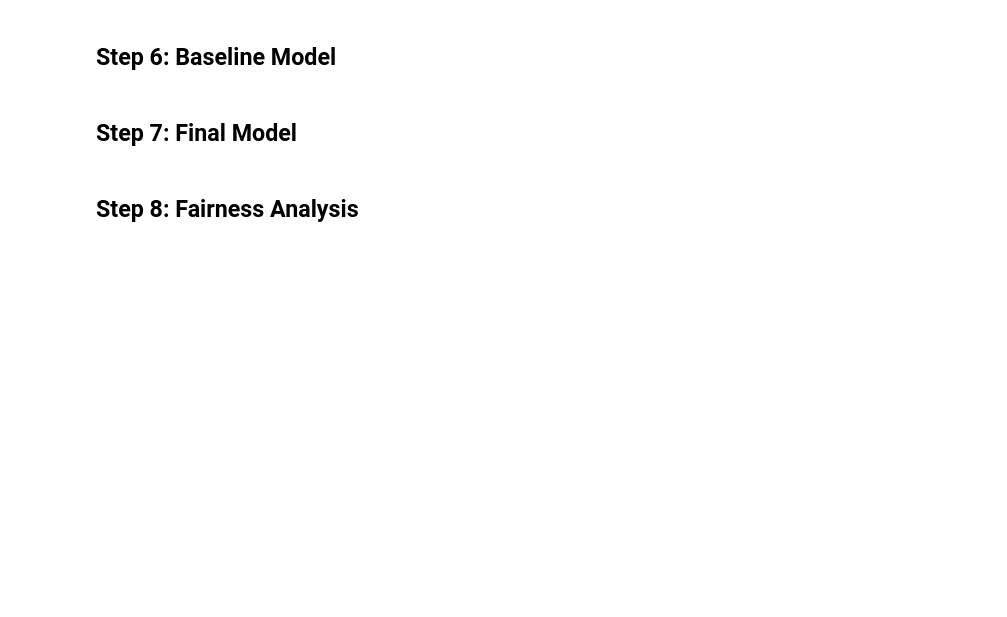
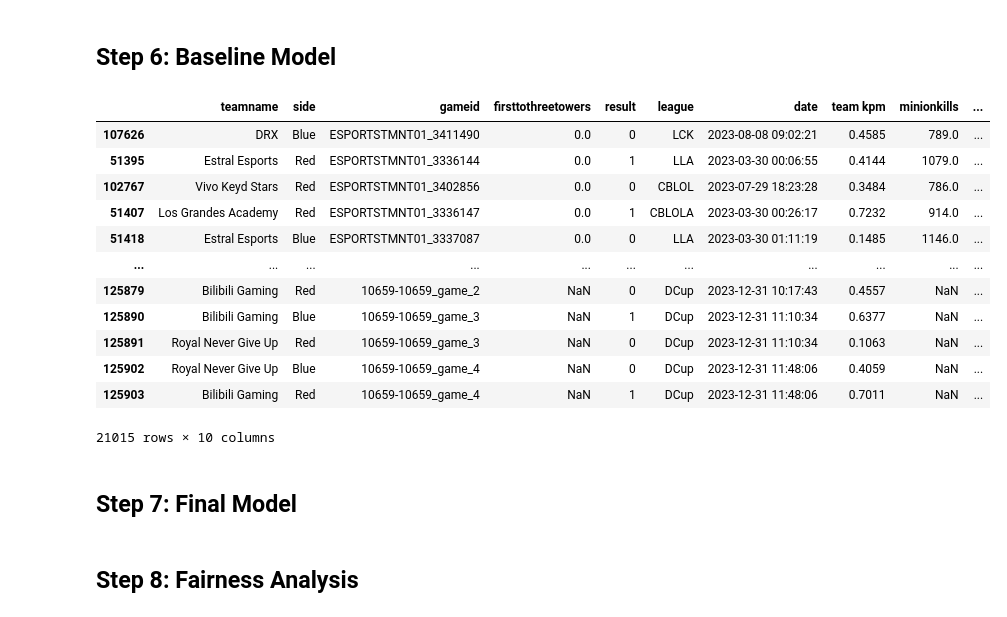
Before and after one commit to chriss-mo/League23, a Jupyter notebook: template.ipynb, the cells around one changed output. Cells and saved outputs as stored; diff of their text form; code cells hidden in the pictures; blank space fills up the shorter version.

```diff
--- a/template.ipynb
+++ b/template.ipynb
@@ -85,6 +189,21 @@ KeyError: ''
 ## Step 6: Baseline Model
 # %%
 # TODO
+team_df
+# %% [output]
+|  | teamname | side | gameid | firsttothreetowers | result | league | date | team kpm | minionkills | ... |
+| 107626 | DRX | Blue | ESPORTSTMNT01_3411490 | 0.0 | 0 | LCK | 2023-08-08 09:02:21 | 0.4585 | 789.0 | ... |
+| 51395 | Estral Esports | Red | ESPORTSTMNT01_3336144 | 0.0 | 1 | LLA | 2023-03-30 00:06:55 | 0.4144 | 1079.0 | ... |
+| 102767 | Vivo Keyd Stars | Red | ESPORTSTMNT01_3402856 | 0.0 | 0 | CBLOL | 2023-07-29 18:23:28 | 0.3484 | 786.0 | ... |
+| 51407 | Los Grandes Academy | Red | ESPORTSTMNT01_3336147 | 0.0 | 1 | CBLOLA | 2023-03-30 00:26:17 | 0.7232 | 914.0 | ... |
+| 51418 | Estral Esports | Blue | ESPORTSTMNT01_3337087 | 0.0 | 0 | LLA | 2023-03-30 01:11:19 | 0.1485 | 1146.0 | ... |
+| ... | ... | ... | ... | ... | ... | ... | ... | ... | ... | ... |
+| 125879 | Bilibili Gaming | Red | 10659-10659_game_2 | NaN | 0 | DCup | 2023-12-31 10:17:43 | 0.4557 | NaN | ... |
+| 125890 | Bilibili Gaming | Blue | 10659-10659_game_3 | NaN | 1 | DCup | 2023-12-31 11:10:34 | 0.6377 | NaN | ... |
+| 125891 | Royal Never Give Up | Red | 10659-10659_game_3 | NaN | 0 | DCup | 2023-12-31 11:10:34 | 0.1063 | NaN | ... |
+| 125902 | Royal Never Give Up | Blue | 10659-10659_game_4 | NaN | 0 | DCup | 2023-12-31 11:48:06 | 0.4059 | NaN | ... |
+| 125903 | Bilibili Gaming | Red | 10659-10659_game_4 | NaN | 1 | DCup | 2023-12-31 11:48:06 | 0.7011 | NaN | ... |
+21015 rows × 10 columns
 # %% [markdown]
 ## Step 7: Final Model
 # %%
```
Also changed, not shown: parts of 8 cells of this notebook.
